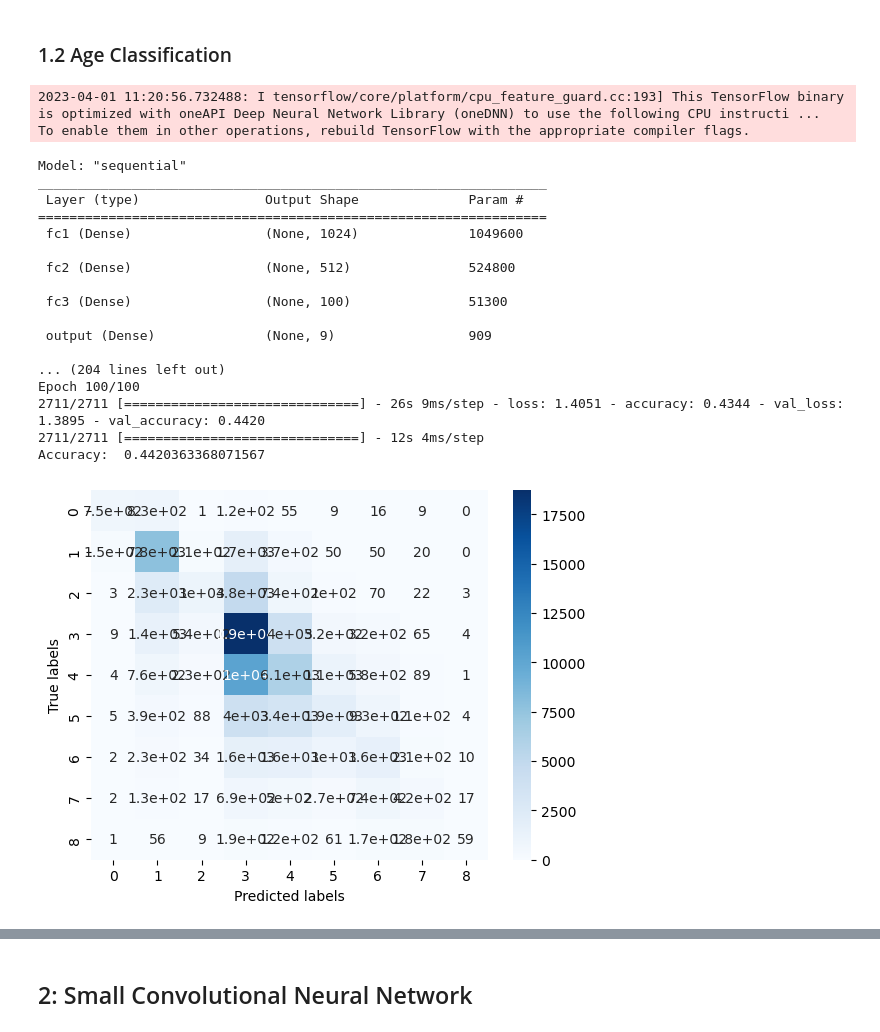
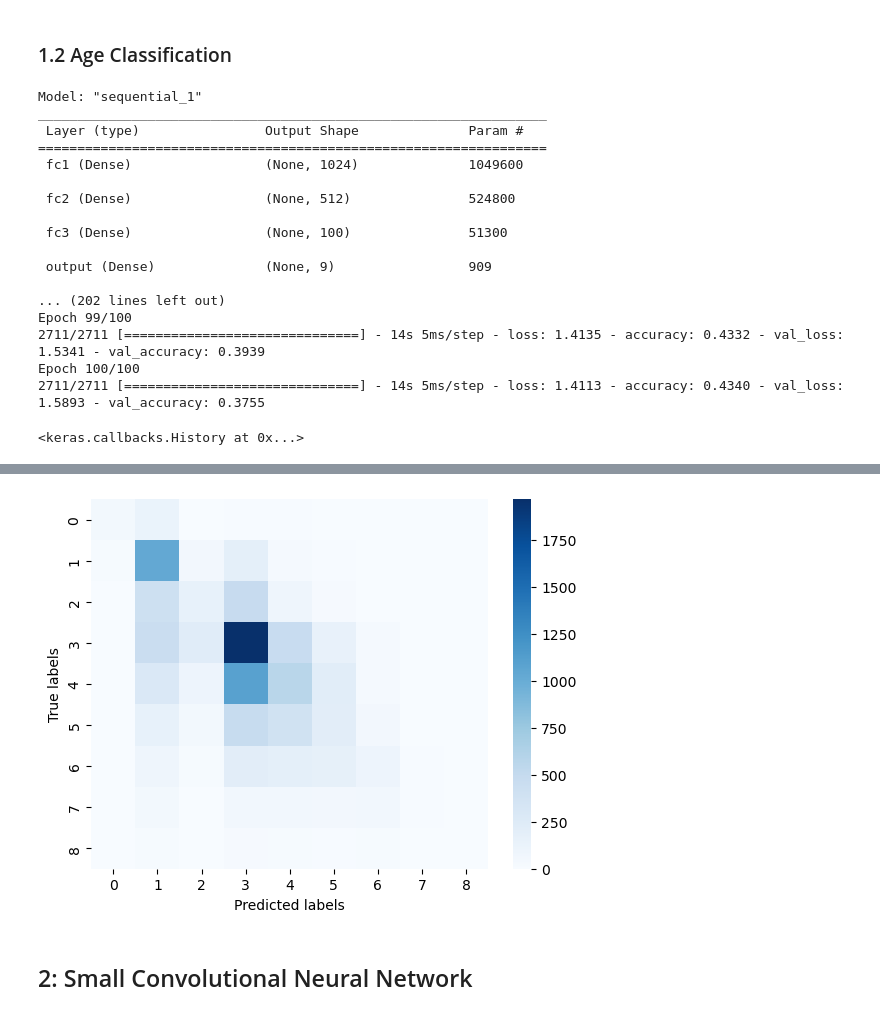
Before and after one commit to gstowe1/DeepLearning_UTK424, a Jupyter notebook: Assignment3/assignment.ipynb, the cells around one changed output, grey strips where cells are left out. Cells and saved outputs as stored; diff of their text form; code cells hidden in the pictures.

Commit message:
Cleaned up plots a bit and added folder

```diff
--- a/Assignment3/assignment.ipynb
+++ b/Assignment3/assignment.ipynb
@@ -22,8 +25,8 @@ def get_image(fp):
     return np.asarray(img)
 # %%
 # Create train and test data from csvs in train and test folders
-train_data = pd.read_csv('fairface_label_train.csv')[:1000]
-test_data = pd.read_csv('fairface_label_val.csv')[:100]
+train_data = pd.read_csv('fairface_label_train.csv')
+test_data = pd.read_csv('fairface_label_val.csv')
 
 # Replace the file column with the actual images using get_image function
 train_X = np.array([get_image(fp) for fp in train_data['file']])
@@ -139,43 +143,42 @@ logdir = os.path.join("logs/1.2", datetime.datetime.now().strftime("%Y%m%d-%H%M%
 tensorboard_callback = tf.keras.callbacks.TensorBoard(logdir, histogram_freq=1)
 
 # Train the model
-age_model.fit(x=train_X,
+age_model.fit(x=np.reshape(train_X, (train_X.shape[0], 1024)),
                  y=age_train_Y,
                  epochs=100,
-                 validation_data=(test_X, age_test_Y),
+                 validation_data=(np.reshape(test_X, (test_X.shape[0], 1024)), age_test_Y),
                  callbacks=[tensorboard_callback])
-
-# Create a heatmap confusion matrix
-y_pred = age_model.predict(test_X)
-y_pred = np.argmax(y_pred, axis=1)
-y_true = np.argmax(age_test_Y, axis=1)
-
-# Print the final accuracy
-print('Accuracy: ', np.sum(y_pred == y_true) / len(y_true))
-
-cm = confusion_matrix(y_true, y_pred)
-sns.heatmap(cm, annot=True, cmap='Blues')
-plt.xlabel('Predicted labels')
-plt.ylabel('True labels')
-plt.show()
 # %% [output]
-2023-04-01 11:20:56.732488: I tensorflow/core/platform/cpu_feature_guard.cc:193] This TensorFlow binary is optimized with oneAPI Deep Neural Network Library (oneDNN) to use the following CPU instructi ...
-To enable them in other operations, rebuild TensorFlow with the appropriate compiler flags.
+Model: "sequential_1"
+_________________________________________________________________
+ Layer (type)                Output Shape              Param #
+=================================================================
+ fc1 (Dense)                 (None, 1024)              1049600
+
+ fc2 (Dense)                 (None, 512)               524800
+
+ fc3 (Dense)                 (None, 100)               51300
+
+ output (Dense)              (None, 9)                 909
+
+... (202 lines left out)
+Epoch 99/100
+2711/2711 [==============================] - 14s 5ms/step - loss: 1.4135 - accuracy: 0.4332 - val_loss: 1.5341 - val_accuracy: 0.3939
+Epoch 100/100
+2711/2711 [==============================] - 14s 5ms/step - loss: 1.4113 - accuracy: 0.4340 - val_loss: 1.5893 - val_accuracy: 0.3755
-Model: "sequential"
-_________________________________________________________________
- Layer (type)                Output Shape              Param #
-=================================================================
- fc1 (Dense)                 (None, 1024)              1049600
-
- fc2 (Dense)                 (None, 512)               524800
-
- fc3 (Dense)                 (None, 100)               51300
-
- output (Dense)              (None, 9)                 909
-
-... (204 lines left out)
-Epoch 100/100
-2711/2711 [==============================] - 26s 9ms/step - loss: 1.4051 - accuracy: 0.4344 - val_loss: 1.3895 - val_accuracy: 0.4420
-2711/2711 [==============================] - 12s 4ms/step
-Accuracy:  0.4420363368071567
+<keras.callbacks.History at 0x...>
-[figure, removed]
+# %%
+# Create a heatmap confusion matrix
+y_pred = age_model.predict(np.reshape(test_X, (test_X.shape[0], 1024)))
+y_pred = np.argmax(y_pred, axis=1)
+y_true = np.argmax(age_test_Y, axis=1)
+
+# Print the final accuracy
+print('Accuracy: ', np.sum(y_pred == y_true) / len(y_true))
+
+cm = confusion_matrix(y_true, y_pred)
+sns.heatmap(cm, cmap='Blues')
+plt.xlabel('Predicted labels')
+plt.ylabel('True labels')
+plt.show()
+# %% [output]
@@ -182,3 +187,4 @@ Accuracy:  0.4420363368071567
+[figure, added]
 # %% [markdown]
 ## 2: Small Convolutional Neural Network
 # %%
```
Also changed, not shown: parts of 11 cells of this notebook, 1 other file.
